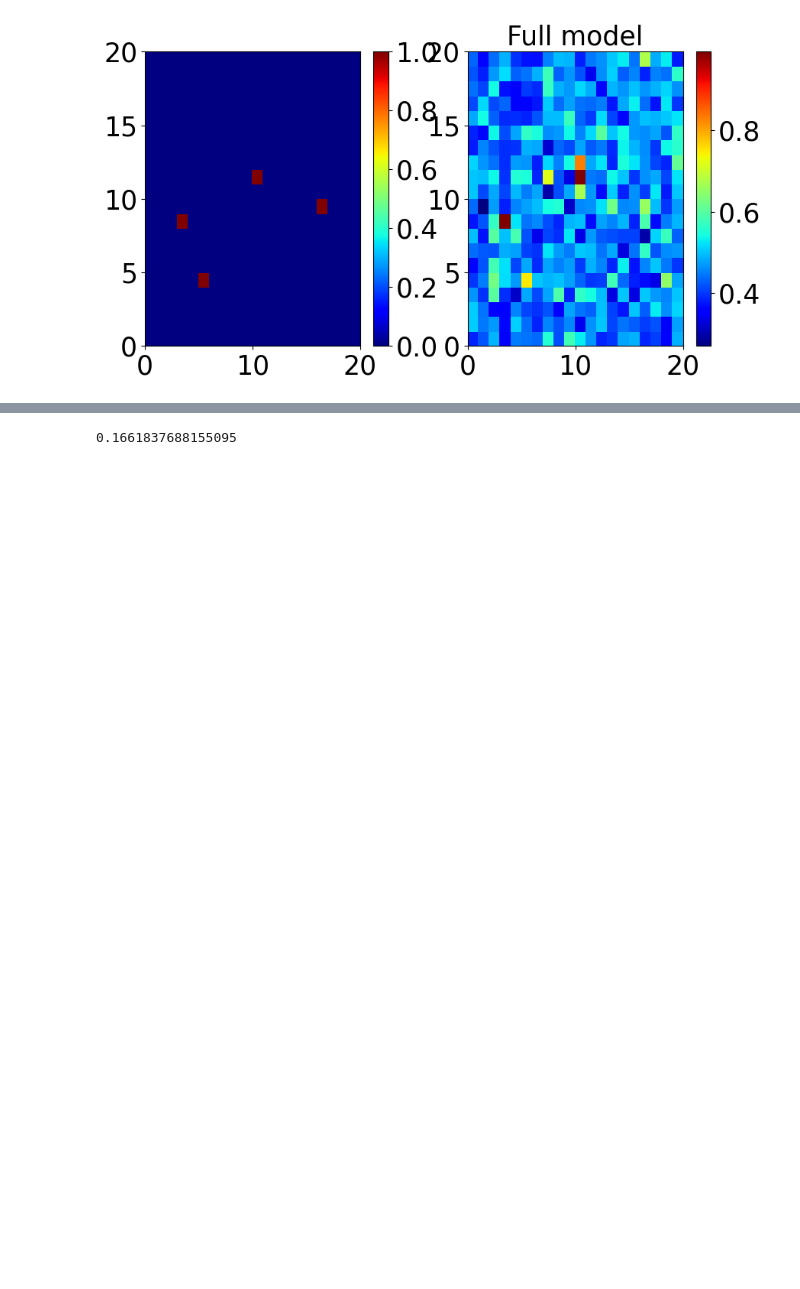
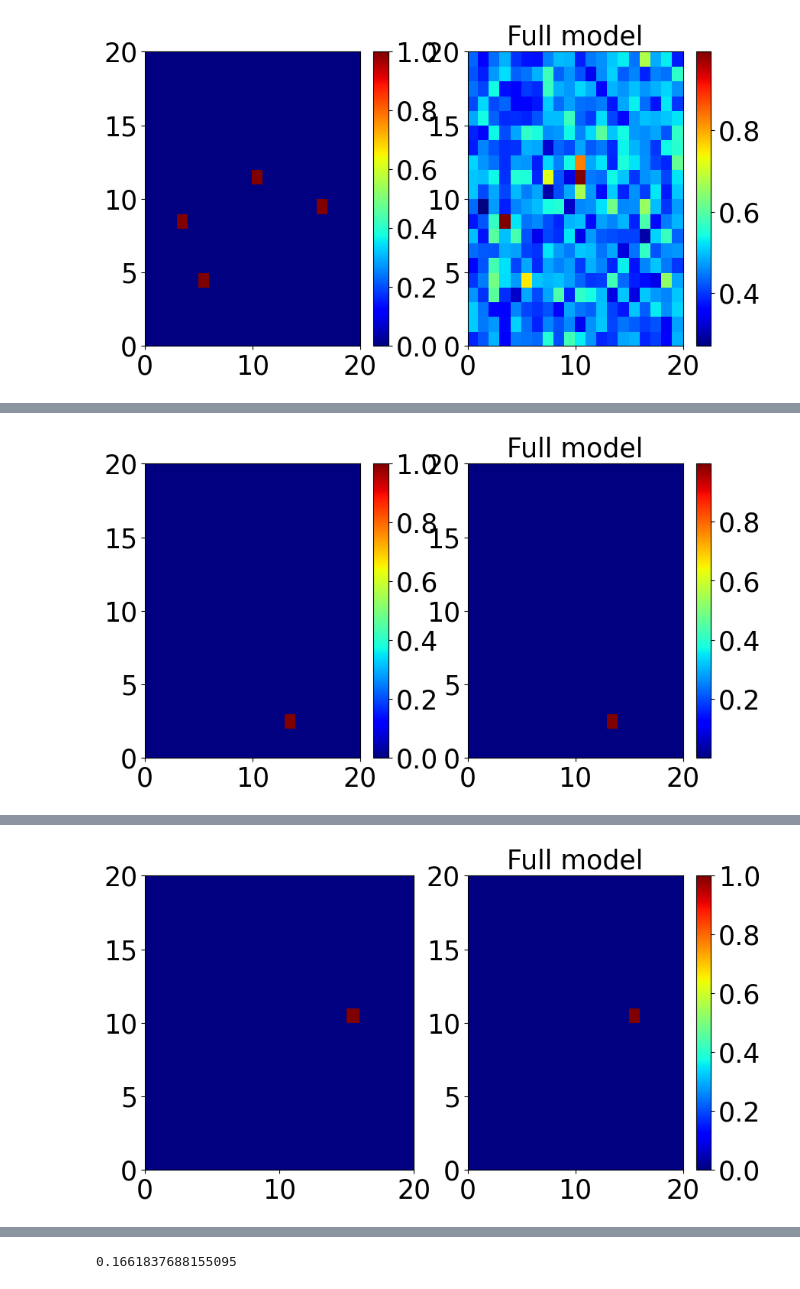
Before and after one commit to alexei-novikov/RM_imaging, a Jupyter notebook: multi_dict.ipynb, the cells around one changed output, grey strips where cells are left out. Saved outputs shown, nothing was run; the diff lists cells and outputs as text; code cells hidden in the pictures; blank space fills up the shorter version.

Commit message:
new file:   CCagents.py 	modified:   Helpers.py 	new file:   encoder.pth 	new file:   models/CCorderer.pt 	new file:   models/CCorderer_fc_net.pt 	modified:   multi_dict.ipynb

```diff
--- a/multi_dict.ipynb
+++ b/multi_dict.ipynb
@@ -184,7 +184,7 @@ starttime=time.time()
 target='raw'
 labeled_data=400
 layer_loss_list=[]
-Epochs=40
+Epochs=200
 Track_run=False
 #Enter your wanbd key below and uncomment wanbd code to track run on wandb
 if Track_run:
@@ -247,6 +247,9 @@ for batch, (b,rho,num_targets) in enumerate(valloader):
     if batch==0:
         H.plot_2_imgs(rho, softmax(rho_hat),ind=5, figsize=5, xpix=20, ypix=20, font_size=25)
 
+torch.save(encoder.state_dict(),f'/home/achristie/RM_imaging/models/CCorderer.pt')
+
+torch.save(encoder.state_dict(), 'encoder.pth')
 wand_dict['val loss']=val_loss
 print(f'val loss: {val_loss}')
 if Track_run:
@@ -271,0 +275 @@ epoch: 15, train loss: 1.2017053365707397
+[figure, added]
@@ -271,0 +278 @@ epoch: 15, train loss: 1.2017053365707397
+[figure, added]
```
Also changed, not shown: parts of 18 cells of this notebook, 6 other files.
